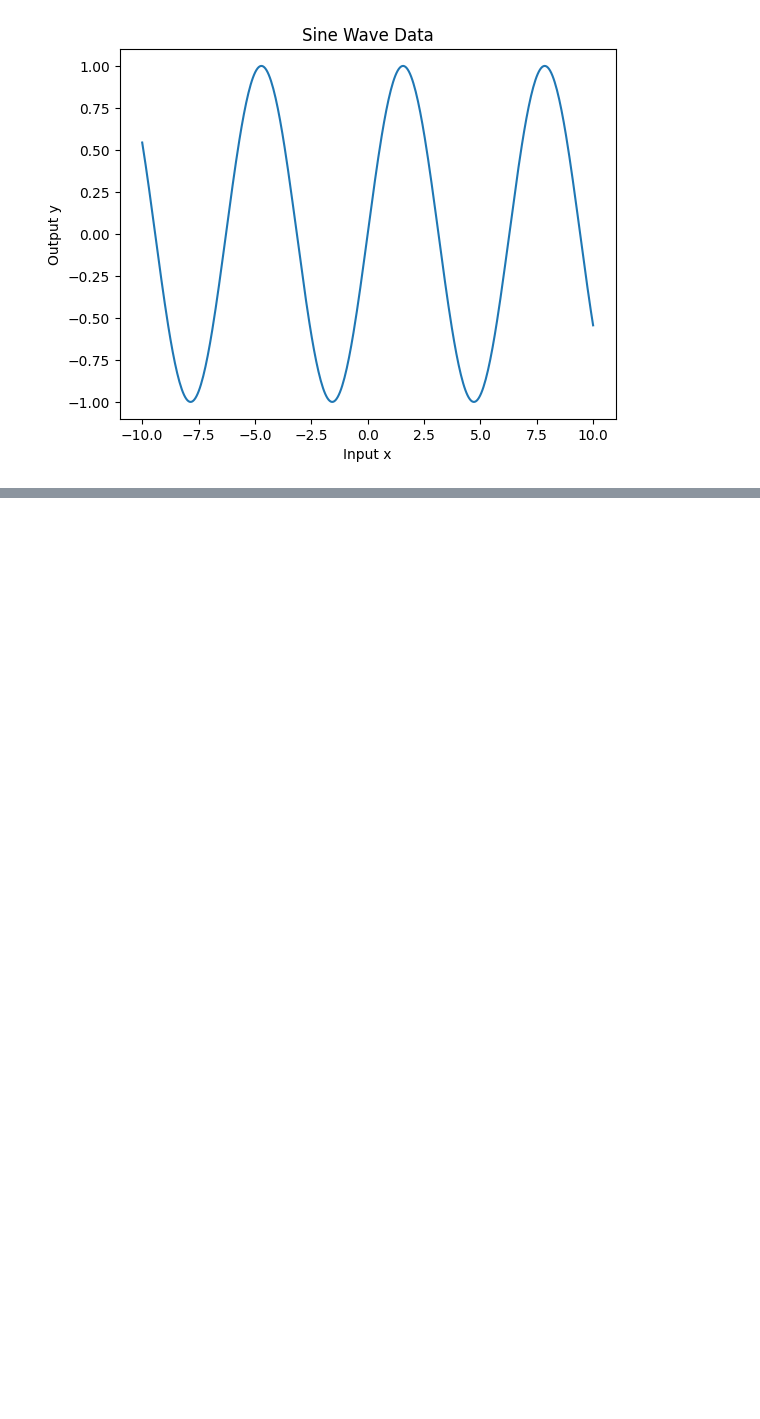
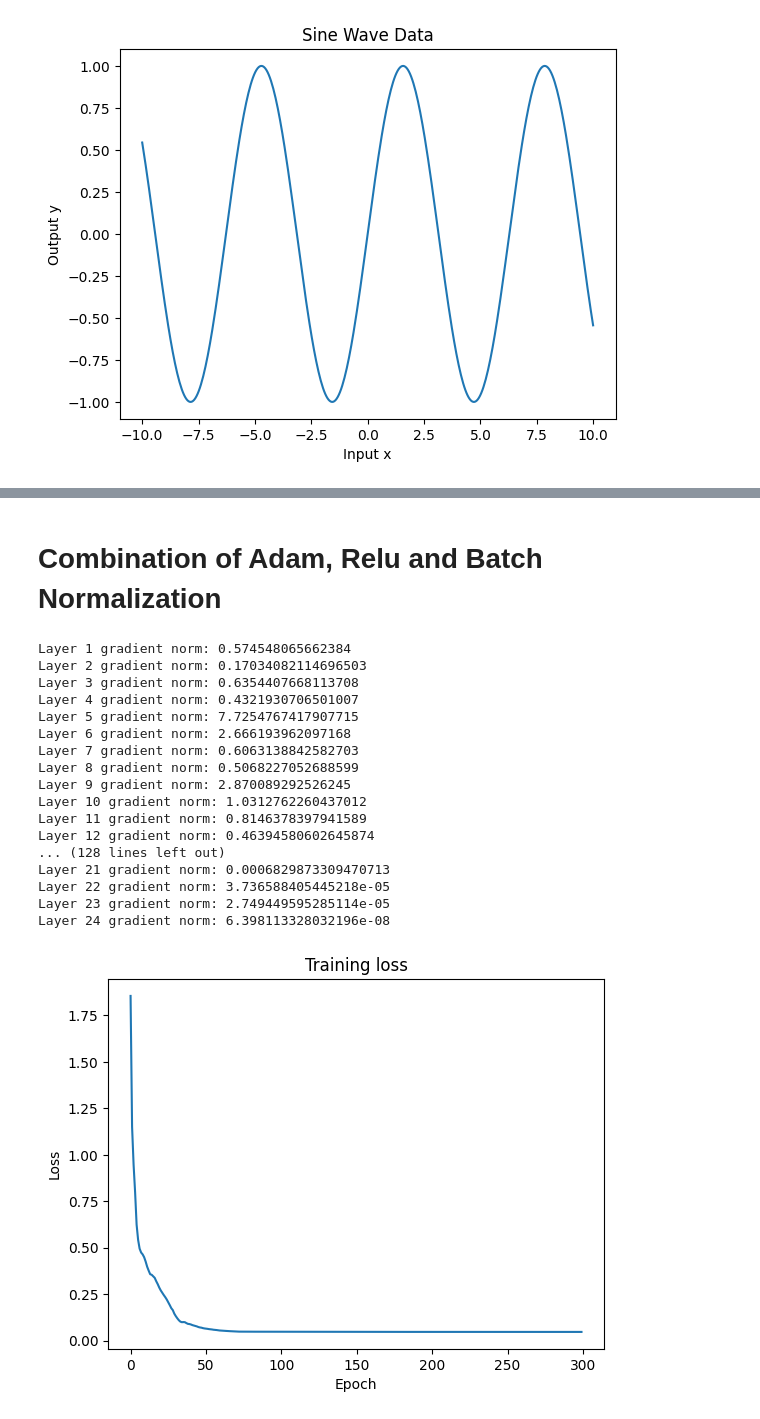
Before and after one commit to yeesem/Soft-Computing, a Jupyter notebook: Tutorial_7_Addressing_vanishing_issue_in_NN.ipynb, the cells around one changed output, grey strips where cells are left out. Cells and saved outputs as stored; diff of their text form; code cells hidden in the pictures; blank space fills up the shorter version.

```diff
--- a/Tutorial_7_Addressing_vanishing_issue_in_NN.ipynb
+++ b/Tutorial_7_Addressing_vanishing_issue_in_NN.ipynb
@@ -85,0 +302,2 @@ Layer 12 gradient norm: 2.5527551770210266e-06
+# %% [markdown]
+# Combination of Adam, Relu and Batch Normalization
@@ -85,0 +318,51 @@ Layer 12 gradient norm: 2.5527551770210266e-06
+# %%
+model = DeepNeuralNetwork([1, 10, 10, 10, 10, 10, 1])
+optimizer = optim.Adam(model.parameters(),lr = 0.01)
+criterion = nn.MSELoss()
+
+def train(model,criterion,optimizer,x,y,epochs):
+  losses = []
+  for epoch in range(epochs):
+    optimizer.zero_grad()
+
+    output = model(x)
+
+    loss = criterion(output,y)
+
+    loss.backward()
+
+    optimizer.step()
+
+    losses.append(loss.item())
+
+    if epoch % 50 == 0:
+      for i, param in enumerate(model.parameters()):
+              print(f'Layer {i+1} gradient norm: {param.grad.norm().item()}')
+  return losses
+# %%
+losses = train(model,criterion,optimizer,x,y,300)
+
+plt.plot(losses)
+plt.title('Training loss')
+plt.xlabel("Epoch")
+plt.ylabel('Loss')
+plt.show()
+# %% [output]
+Layer 1 gradient norm: 0.574548065662384
+Layer 2 gradient norm: 0.17034082114696503
+Layer 3 gradient norm: 0.6354407668113708
+Layer 4 gradient norm: 0.4321930706501007
+Layer 5 gradient norm: 7.7254767417907715
+Layer 6 gradient norm: 2.666193962097168
+Layer 7 gradient norm: 0.6063138842582703
+Layer 8 gradient norm: 0.5068227052688599
+Layer 9 gradient norm: 2.870089292526245
+Layer 10 gradient norm: 1.0312762260437012
+Layer 11 gradient norm: 0.8146378397941589
+Layer 12 gradient norm: 0.46394580602645874
+... (128 lines left out)
+Layer 21 gradient norm: 0.0006829873309470713
+Layer 22 gradient norm: 3.736588405445218e-05
+Layer 23 gradient norm: 2.749449595285114e-05
+Layer 24 gradient norm: 6.398113328032196e-08
+[figure, added]
```
Also changed, not shown: parts of 15 cells of this notebook.
